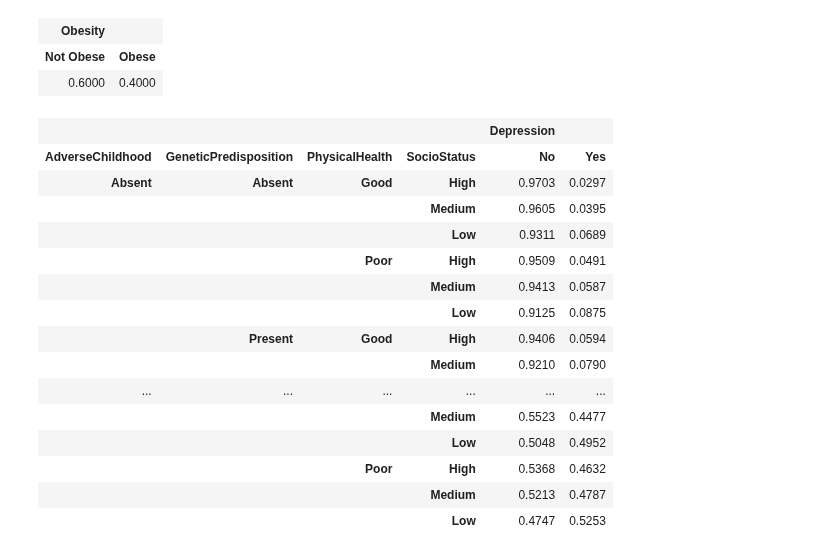
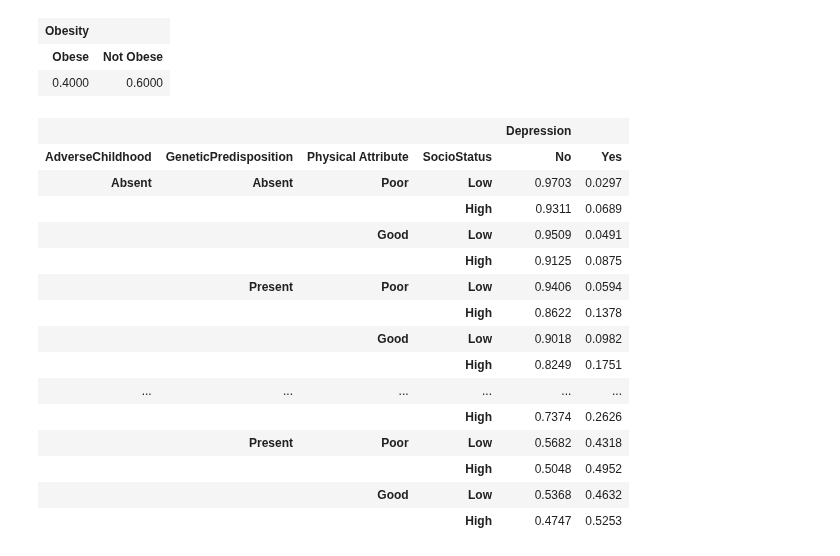
Before and after one commit to ningerdinger/BayesianReasoningLearning, a Jupyter notebook: Assignment1.ipynb, the cells around one changed output. Drawn from its saved outputs; the diff is of its cells as text; code cells hidden in the pictures.

```diff
--- a/Assignment1.ipynb
+++ b/Assignment1.ipynb
@@ -9,7 +9,7 @@ import itertools
 import networkx as nx
 import matplotlib.pyplot as plt
 # %%
-# Create the combined Bayesian Network
+# Create the combined Bayesian NetworkLabelizedVariable
 bn = gum.BayesNet("CombinedDepressionModel")
 
 # -----------------------------------------
@@ -17,37 +17,39 @@ bn = gum.BayesNet("CombinedDepressionModel")
 # -----------------------------------------
 
 # Independent nodes
-age = bn.add(gum.LabelizedVariable("Age", "Age category", ["Young", "Middle", "Old"]))
-education = bn.add(gum.LabelizedVariable("Education", "Education Level", ["Low", "Medium", "High"]))
-econ = bn.add(gum.LabelizedVariable("Income", "Income Level", ["Low", "Medium", "High"]))
-bn.addArc(age, econ)
-bn.addArc(education, econ)
+age = bn.add(gum.LabelizedVariable("Age", "Age category", ["15-34", "35-54", "55-74"]))
+edu = bn.add(gum.LabelizedVariable("Education", "Education Level", ["Low", "Medium", "High"]))
+inc = bn.add(gum.LabelizedVariable("Income", "Income Level", ["Unemployed", "Employed"]))
+bn.addArc(age, inc)
+bn.addArc(edu, inc)
 
 # Aggregated SocioStatus
-socio = bn.add(gum.LabelizedVariable("SocioStatus", "Overall sociodemographic status", ["High", "Medium", "Low"]))
-# bn.addArc(age, socio)
-bn.addArc(econ, socio)
+socio = bn.add(gum.LabelizedVariable("SocioStatus", "Overall sociodemographic status", ["Low", "High"]))
+bn.addArc(edu, socio)
+bn.addArc(inc, socio)
 
 # -----------------------------------------
 # Physical Health Branch
 # -----------------------------------------
-chronic = bn.add(gum.LabelizedVariable("Chronic Illness", "Chronic Illness Status", ["Absent", "Present"]))
-obesity = bn.add(gum.LabelizedVariable("Obesity", "Obesity Status", ["Not Obese", "Obese"]))
+physicalActivity = bn.add(gum.LabelizedVariable("Physical Activity", "Physical Activity Level", ["Inactive", "Moderate", "Active"]))
+obesity = bn.add(gum.LabelizedVariable("Obesity", "Obesity Status", ["Obese", "Not Obese"]))
 
 # Aggregated PhysicalHealth
-physhealth = bn.add(gum.LabelizedVariable("PhysicalHealth", "Overall Physical Health", ["Good", "Poor"]))
-bn.addArc(chronic, physhealth)
-bn.addArc(obesity, physhealth)
+physattri = bn.add(gum.LabelizedVariable("Physical Attribute", "Overall Physical Attribute", ["Poor", "Good"]))
+bn.addArc(physicalActivity, physattri)
+bn.addArc(obesity, physattri)
 
 # -----------------------------------------
 # Additional Independent Nodes
 # -----------------------------------------
 
+# Define a non-binary variable with three states representing genetic predisposition:
 genetic = bn.add(gum.LabelizedVariable("GeneticPredisposition", "Genetic Predisposition", ["Absent", "Present"]))
-bn.cpt(genetic).fillWith([0.8, 0.2])  # 80% do not have a genetic predisposition
+bn.cpt(genetic).fillWith([0.80, 0.20])
+
 
 adverse = bn.add(gum.LabelizedVariable("AdverseChildhood", "Adverse Childhood Experiences", ["Absent", "Present"]))
-bn.cpt(adverse).fillWith([0.7, 0.3])  # 70% report no ACE, 30% do
+bn.cpt(adverse).fillWith([0.95, 0.05])  # 70% report no ACE, 30% do
 
 # -----------------------------------------
 # Outcome Node: Depression
@@ -55,6 +57,6 @@ bn.cpt(adverse).fillWith([0.7, 0.3])  # 70% report no ACE, 30% do
 
 depress = bn.add(gum.LabelizedVariable("Depression", "Depression Status", ["No", "Yes"]))
 bn.addArc(socio, depress)
-bn.addArc(physhealth, depress)
+bn.addArc(physattri, depress)
 bn.addArc(genetic, depress)
 bn.addArc(adverse, depress)
@@ -114,8 +196,8 @@ cpt_socio[{'Income': 2}] = [0.250, 0.317, 0.433]
 # %%
 # Physical Health branch
-bn.cpt(chronic).fillWith([0.4, 0.6])
-bn.cpt(obesity).fillWith([0.6, 0.4])
+bn.cpt(physicalActivity).fillWith([0.3, 0.4, 0.3])
+bn.cpt(obesity).fillWith([0.4, 0.6])
 # %% [output]
 | Obesity |  |
-| Not Obese | Obese |
-| 0.6000 | 0.4000 |
+| Obese | Not Obese |
+| 0.4000 | 0.6000 |
@@ -160,50 +222,50 @@ cpt_physHealth[{'Chronic Illness': 1, 'Obesity': 1}] = [0.00 / total, 0.80 / tot
 # %%
 # --- Define risk parameters ---
 # These values represent the triggering chances for each contributing factor
-ss_params = {0: 0.01, 1: 0.02, 2: 0.05}     # For SocioStatus: 0 = High, 1 = Medium, 2 = Low
-ph_params = {0: 0.0, 1: 0.02}      # For PhysicalHealth: 0 = Good, 1 = Moderate, 2 = Poor
+ss_params = {0: 0.01, 1: 0.05}     # For SocioStatus: 0 = High, 1 = Medium, 2 = Low
+ph_params = {0: 0.0, 1: 0.02}      # For Physical Attribute: 0 = Good, 1 = Moderate, 2 = Poor
 ace_params = {0: 0.01, 1: 0.2}              # For ACE: 0 = Absent, 1 = Present
-gp_multiplier = {0: 1.0, 1: 2}         # If GeneticPredisposition is present (state 1), multiply baseline by 2
+gp_multiplier = {0: 1.0, 1: 2}
 leak = 0.01                             # A small baseline risk
 
 # --- Retrieve and fill the CPT for Depression ---
 cpt_depress = bn.cpt(depress)
 cpt_values = []  # will accumulate a flat list of 72 numbers
 
 # For each combination of parent states:
-for ace_state, gp_state, ph, ss in itertools.product(range(2), range(2), range(2), range(3)):
+for ace_state, gp_state, ph, ss in itertools.product(range(2), range(2), range(2), range(2)):
     # Compute the baseline probability without Genetic:
     prod_failure = (1 - ss_params[ss]) * (1 - ph_params[ph]) * (1 - ace_params[ace_state]) * (1 - leak)
     p_baseline = 1 - prod_failure  # noisy-OR probability from these factors
 
     # genetic alone will not generate risk.
     if gp_state == 1:
         p_dep = min(1.0, p_baseline * gp_multiplier[1])
     else:
         p_dep = p_baseline
 
     # For a binary outcome, the CPT row is: [P(No Depression), P(Depression)]
     cpt_values.extend([1 - p_dep, p_dep])
 
 # Use fillWith with a flat list of 72 values
 cpt_depress.fillWith(cpt_values)
 # %% [output]
 |  |  |  |  | Depression |  |
-| AdverseChildhood | GeneticPredisposition | PhysicalHealth | SocioStatus | No | Yes |
-| Absent | Absent | Good | High | 0.9703 | 0.0297 |
-|  |  |  | Medium | 0.9605 | 0.0395 |
-|  |  |  | Low | 0.9311 | 0.0689 |
-|  |  | Poor | High | 0.9509 | 0.0491 |
-|  |  |  | Medium | 0.9413 | 0.0587 |
-|  |  |  | Low | 0.9125 | 0.0875 |
-|  | Present | Good | High | 0.9406 | 0.0594 |
-|  |  |  | Medium | 0.9210 | 0.0790 |
+| AdverseChildhood | GeneticPredisposition | Physical Attribute | SocioStatus | No | Yes |
+| Absent | Absent | Poor | Low | 0.9703 | 0.0297 |
+|  |  |  | High | 0.9311 | 0.0689 |
+|  |  | Good | Low | 0.9509 | 0.0491 |
+|  |  |  | High | 0.9125 | 0.0875 |
+|  | Present | Poor | Low | 0.9406 | 0.0594 |
+|  |  |  | High | 0.8622 | 0.1378 |
+|  |  | Good | Low | 0.9018 | 0.0982 |
+|  |  |  | High | 0.8249 | 0.1751 |
 | ... | ... | ... | ... | ... | ... |
-|  |  |  | Medium | 0.5523 | 0.4477 |
-|  |  |  | Low | 0.5048 | 0.4952 |
-|  |  | Poor | High | 0.5368 | 0.4632 |
-|  |  |  | Medium | 0.5213 | 0.4787 |
-|  |  |  | Low | 0.4747 | 0.5253 |
+|  |  |  | High | 0.7374 | 0.2626 |
+|  | Present | Poor | Low | 0.5682 | 0.4318 |
+|  |  |  | High | 0.5048 | 0.4952 |
+|  |  | Good | Low | 0.5368 | 0.4632 |
+|  |  |  | High | 0.4747 | 0.5253 |
 # %%
 gnb.show(bn, size="11")  # Increase graphical scaling
 # %% [output]
```
Also changed, not shown: parts of 16 cells of this notebook, 3 other files.
